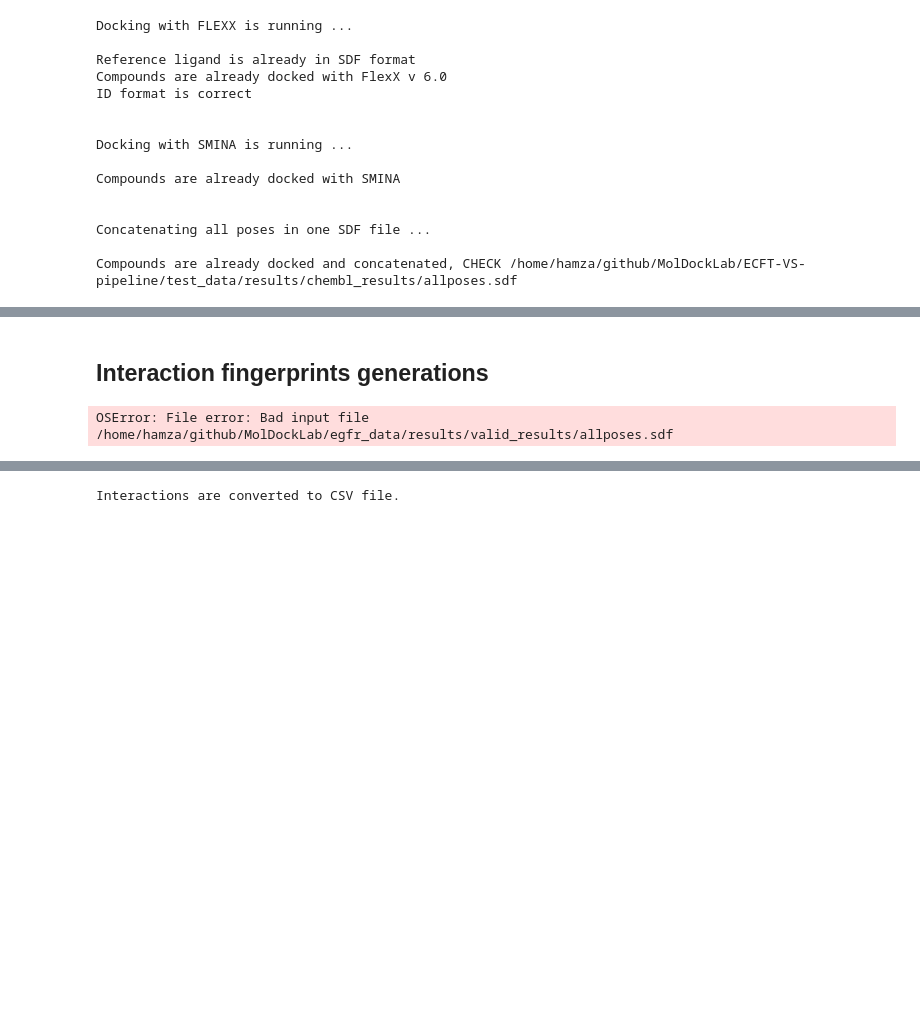
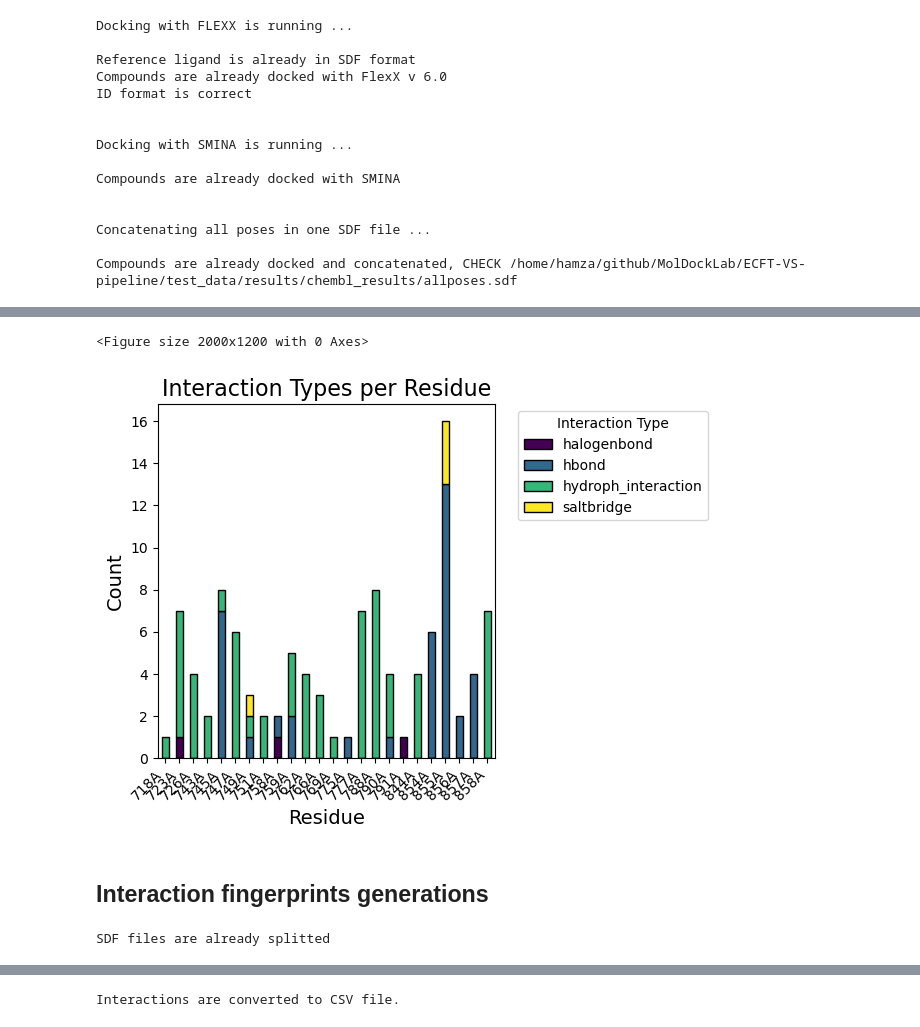
Before and after one commit to volkamerlab/MolDockLab, a Jupyter notebook: EGFR_pipeline.ipynb, the cells around one changed output, grey strips where cells are left out. Saved outputs shown, nothing was run; the diff lists cells and outputs as text; code cells hidden in the pictures; blank space fills up the shorter version.

```diff
--- a/EGFR_pipeline.ipynb
+++ b/EGFR_pipeline.ipynb
@@ -773,8 +763,8 @@ Compounds are already docked and concatenated, CHECK /home/hamza/github/MolDockL
 # %%
 actives_path = actives_extraction(
-    DATA / 'results/allposes.sdf',
-    DATA / 'results/all_rescoring_results_merged.csv',
-    docking_tool=['diffdock']
+    DATA / 'results_8A27/allposes.sdf',
+    DATA / 'results_8A27/rescoring_results/all_rescoring_results_merged.csv',
+    docking_tool=['flexx']
     )
 
 actives_paths = split_sdf_path(actives_path)
@@ -787,12 +776,11 @@ PosixPath('/home/hamza/github/MolDockLab/egfr_data/8A27_noligand_protoss.pdb')
+# %%
+actives_paths = actives_paths[:10]
 # %%
-output_file= OUTPUT / 'egfr_interactions_X.png'
-fp_focused = plipify_fp_interaction(
+output_file= OUTPUT / 'egfr_interactions_X.csv'
+mols_interx_fp = plipify_fp_interaction(
     ligands_path=actives_paths,
     protein_path=protein_file,
-    protein_name='EGFR',
-    chains='X',
     output_file=output_file
     )
-fp_focused['total_interactions'] = fp_focused.sum(axis=1)
-fp_focused
+mols_interx_fp
 # %% [output]
@@ -801,0 +799,3 @@ fp_focused
+# %%
+aggregated_interx_fp = aggregate_interactions(mols_interx_fp)
+aggregated_interx_fp.head()
@@ -802,14 +809,27 @@ fp_focused
+# %%
+pivot_df = aggregated_interx_fp.pivot(index="residue", columns="interactions", values="count").fillna(0)
+# Plotting
+plt.figure(figsize=(12, 6))
+pivot_df.plot(kind="bar", stacked=True, colormap="viridis", edgecolor="black")
+
+# Customize the plot
+plt.title("Interaction Types per Residue", fontsize=16)
+plt.xlabel("Residue", fontsize=14)
+plt.ylabel("Count", fontsize=14)
+plt.xticks(rotation=45, ha="right")
+plt.legend(title="Interaction Type", bbox_to_anchor=(1.05, 1), loc="upper left")
+
+# Show the plot
+plt.tight_layout()
+plt.show()
+# %% [output]
+<Figure size 2000x1200 with 0 Axes>
+[figure, added]
 # %% [markdown]
 ## Interaction fingerprints generations
 # %%
-included_chains = ['X']
-protein_name = 'egfr'
-interactions_dict_path = OUTPUT_larger_data / 'fp_allposes.json'
-ligands_paths = split_sdf_path(OUTPUT_larger_data / 'allposes.sdf')
-allposes_interaction_fp = indiviudal_interaction_fp_generator(ligands_paths,
-                                                              protein_file,
-                                                              protein_name,
-                                                              included_chains,
-                                                              interactions_dict_path)
+interactions_csv_path = OUTPUT / 'fp_allposes.csv'
+ligands_paths = split_sdf_path(OUTPUT / 'allposes.sdf')
+allposes_interaction_fp = plipify_fp_interaction(ligands_paths, protein_file, interactions_csv_path)
 # %% [output]
-OSError: File error: Bad input file /home/hamza/github/MolDockLab/egfr_data/results/valid_results/allposes.sdf
+SDF files are already splitted
```
Also changed, not shown: parts of 10 cells of this notebook, 1 other file.
